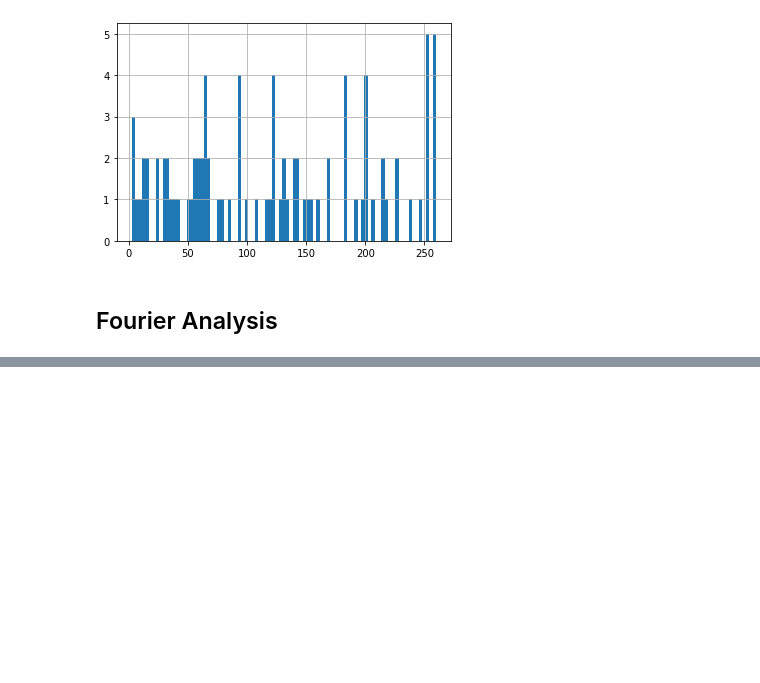
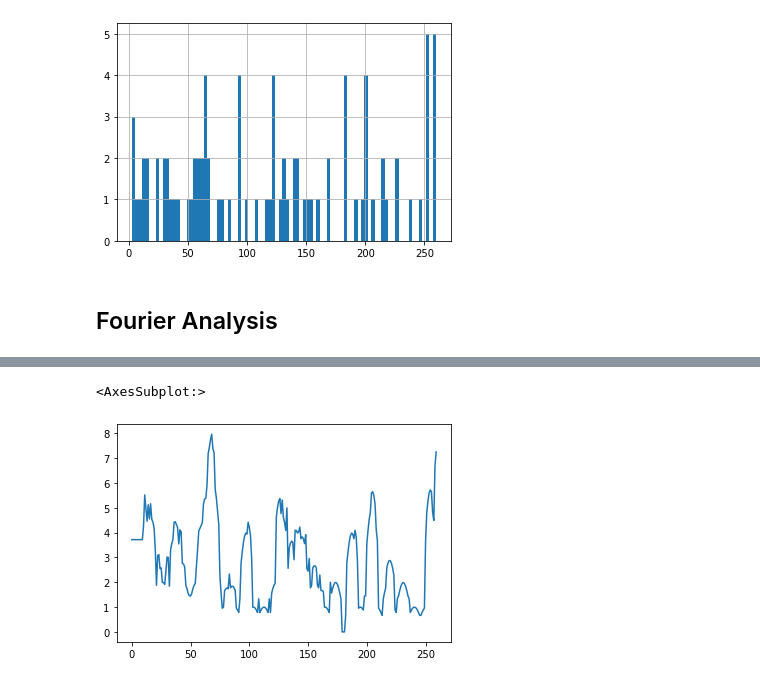
Before and after one commit to ieferreira/geological-menagerie, a Jupyter notebook: PulsesEarth/pulsesEarth.ipynb, the cells around one changed output, grey strips where cells are left out. Saved outputs shown, nothing was run; the diff lists cells and outputs as text; code cells hidden in the pictures; blank space fills up the shorter version.

```diff
--- a/PulsesEarth/pulsesEarth.ipynb
+++ b/PulsesEarth/pulsesEarth.ipynb
@@ -234,0 +258,5 @@ dates.events.hist(bins=89)
+# %%
+df_resampled["gaussian"].plot()
+# %% [output]
+<AxesSubplot:>
+[figure, added]
```
Also changed, not shown: parts of 18 cells of this notebook.
